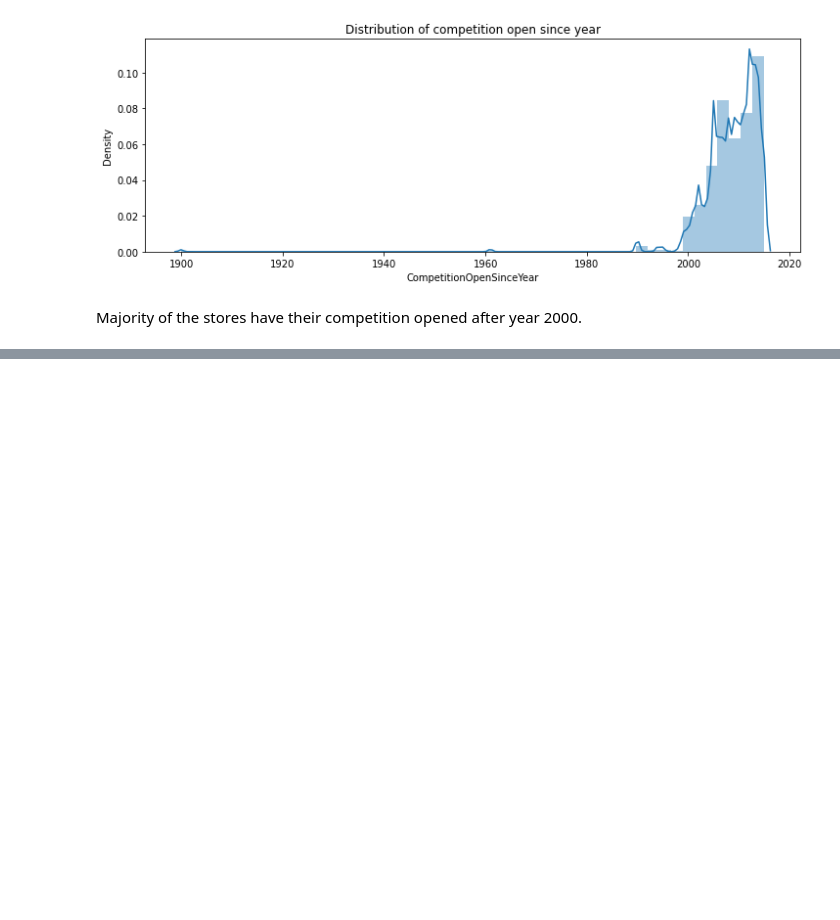
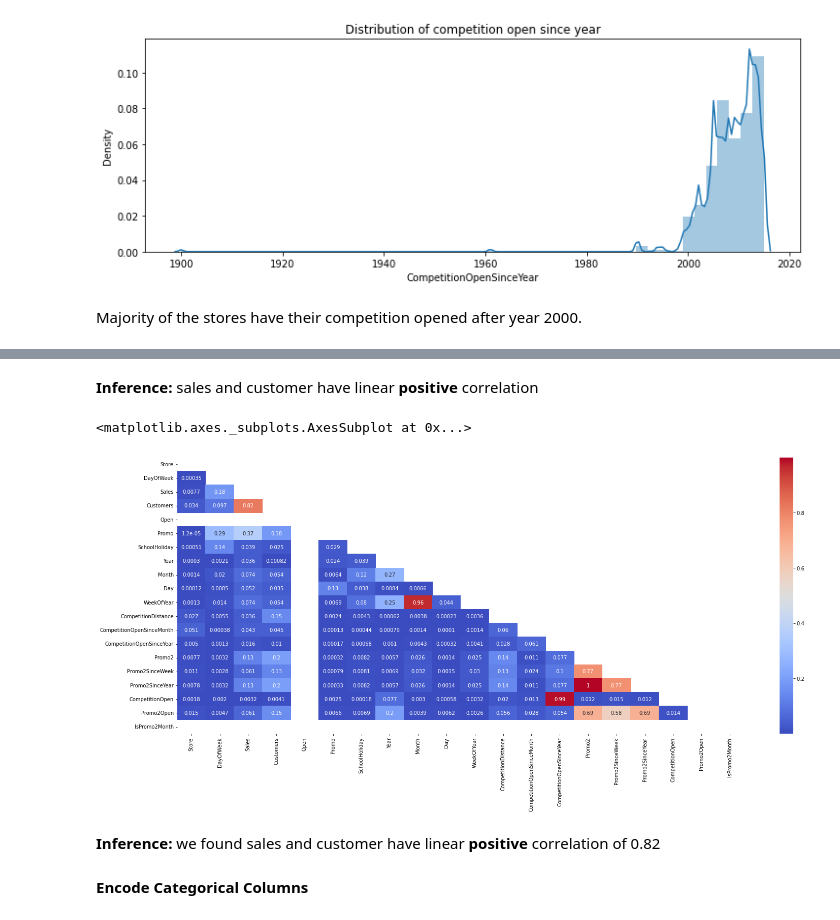
Before and after one commit to vak1997/Rossmann-Sales-Prediction, a Jupyter notebook: Rossmann_Sales_Prediction_Capstone_Project_2.ipynb, the cells around one changed output, grey strips where cells are left out. Cells and saved outputs as stored; diff of their text form; code cells hidden in the pictures; blank space fills up the shorter version.

```diff
--- a/Rossmann_Sales_Prediction_Capstone_Project_2.ipynb
+++ b/Rossmann_Sales_Prediction_Capstone_Project_2.ipynb
@@ -461,0 +548,17 @@ Majority of the stores have their competition opened after year 2000.
+# %% [markdown]
+**Inference:**
+sales and customer have linear **positive** correlation
+# %%
+# plot correlation between various plots
+plt.figure(figsize=(25,10))
+cor=training_df.corr().abs()
+mask = np.triu(np.ones_like(cor, dtype=bool))
+sns.heatmap(cor,mask=mask, annot=True, cmap='coolwarm')
+# %% [output]
+<matplotlib.axes._subplots.AxesSubplot at 0x...>
+[figure, added]
+# %% [markdown]
+**Inference:**
+we found sales and customer have linear **positive** correlation of 0.82
+# %% [markdown]
+**Encode Categorical Columns**
```
Also changed, not shown: parts of 21 cells of this notebook.
